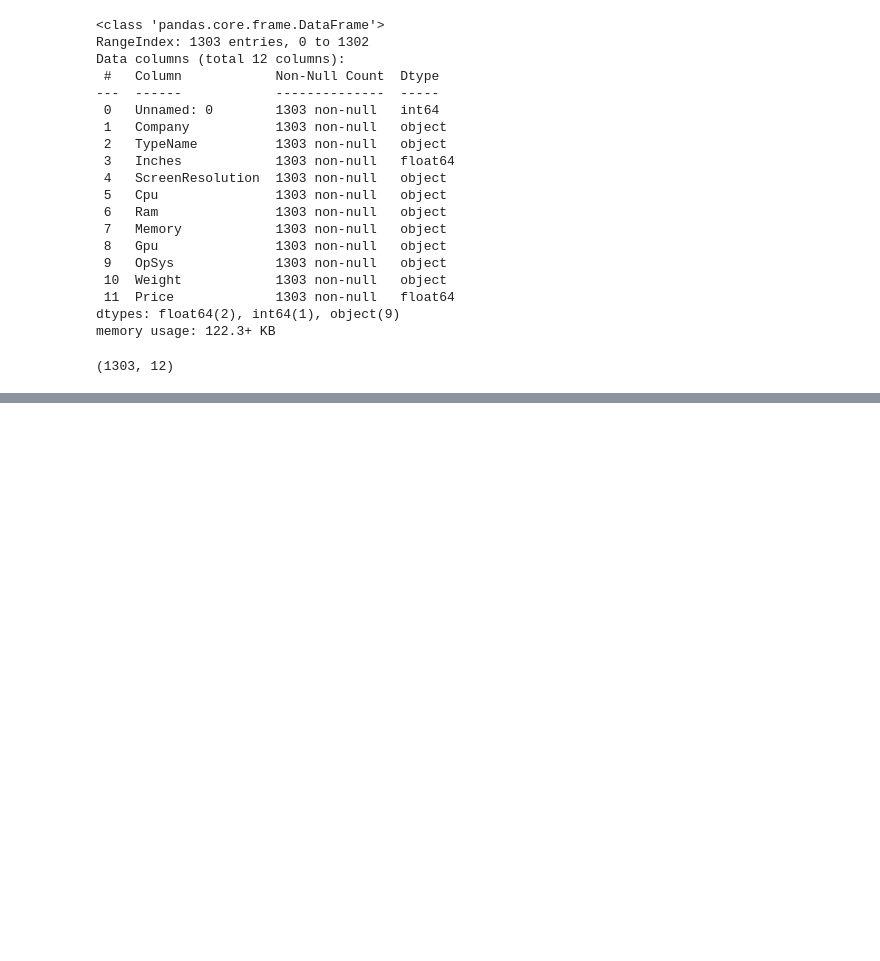
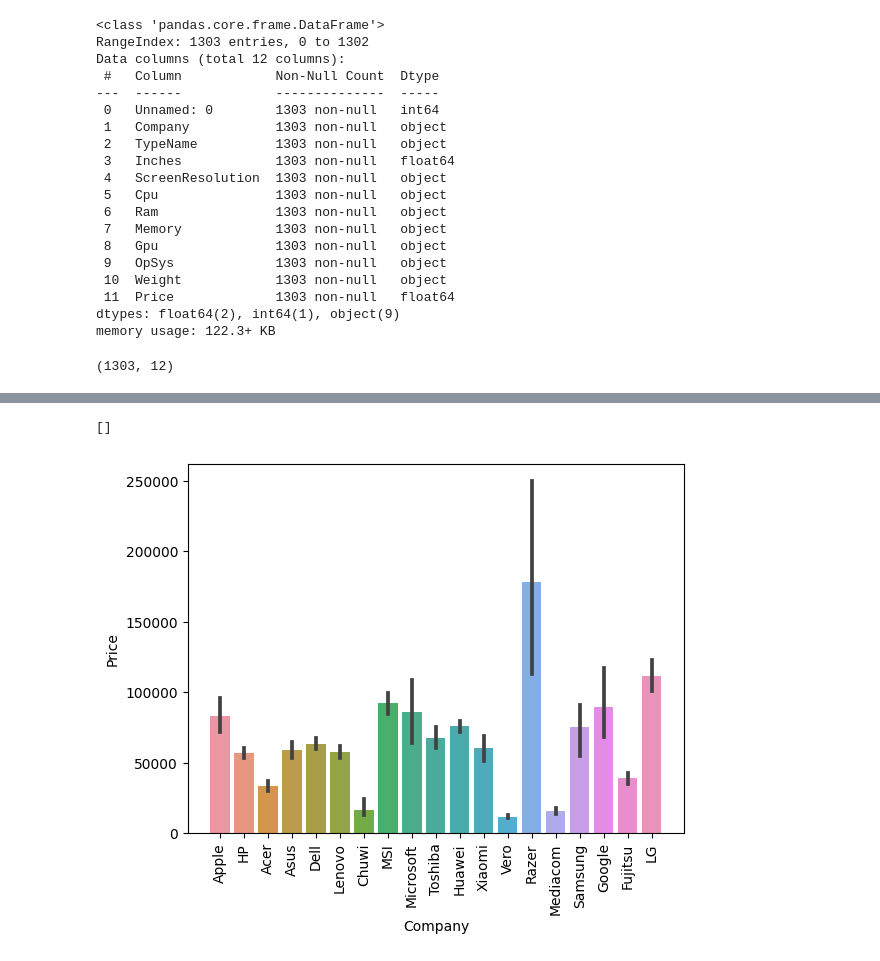
Before and after one commit to saGar-GG/Laptop-Price-Prediction, a Jupyter notebook: preprocess/01-Preprocessing.ipynb, the cells around one changed output, grey strips where cells are left out. Saved outputs shown, nothing was run; the diff lists cells and outputs as text; code cells hidden in the pictures; blank space fills up the shorter version.

```diff
--- a/preprocess/01-Preprocessing.ipynb
+++ b/preprocess/01-Preprocessing.ipynb
@@ -44,0 +136,7 @@ data.shape
+# %%
+sns.barplot(x=data['Company'], y=data['Price'])
+plt.xticks(rotation='vertical')
+plt.plot()
+# %% [output]
+[]
+[figure, added]
```
Also changed, not shown: parts of 111 cells of this notebook.
